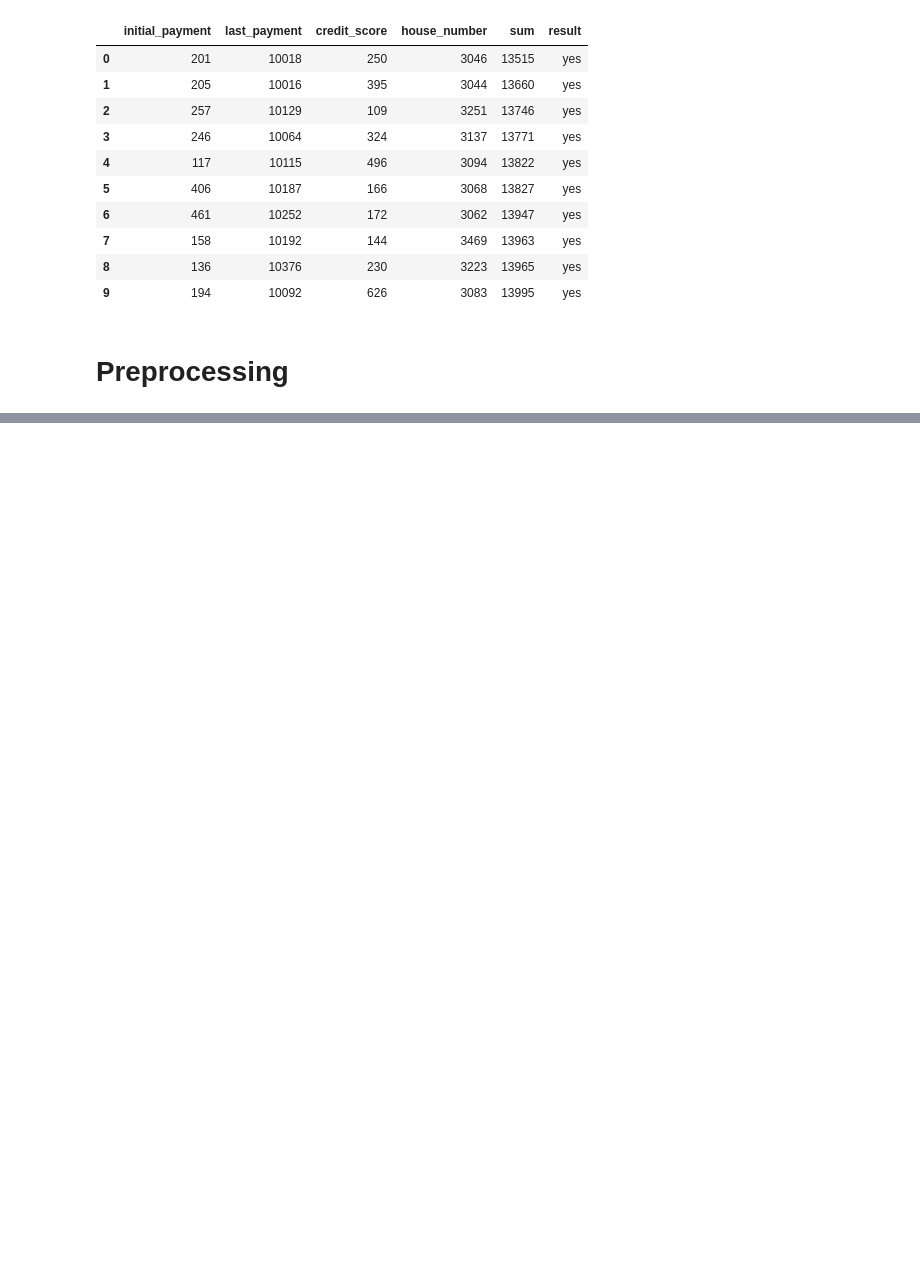
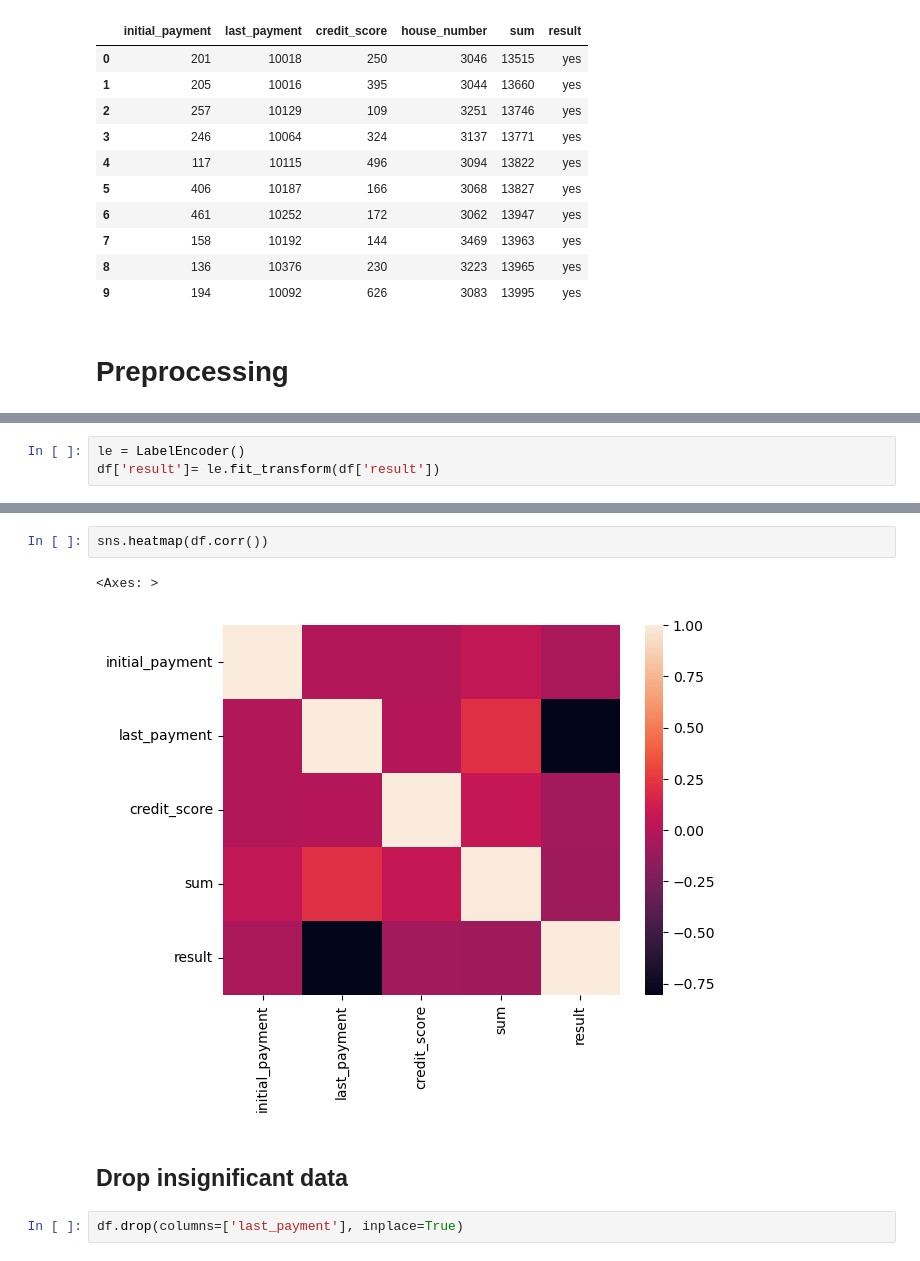
Before and after one commit to CB721/AI-240, a Jupyter notebook: Week 8/Loan Repayment Decision Tree.ipynb, the cells around one changed output, grey strips where cells are left out. Saved outputs shown, nothing was run; the diff lists cells and outputs as text; blank space fills up the shorter version.

```diff
--- a/Week 8/Loan Repayment Decision Tree.ipynb
+++ b/Week 8/Loan Repayment Decision Tree.ipynb
@@ -40,0 +83,3 @@ df_loan.head(10)
+# %%
+le = LabelEncoder()
+df['result']= le.fit_transform(df['result'])
@@ -40,0 +97,9 @@ df_loan.head(10)
+# %%
+sns.heatmap(df.corr())
+# %% [output]
+<Axes: >
+[figure, added]
+# %% [markdown]
+## Drop insignificant data
+# %%
+df.drop(columns=['last_payment'], inplace=True)
```
Also changed, not shown: parts of 38 cells of this notebook.
